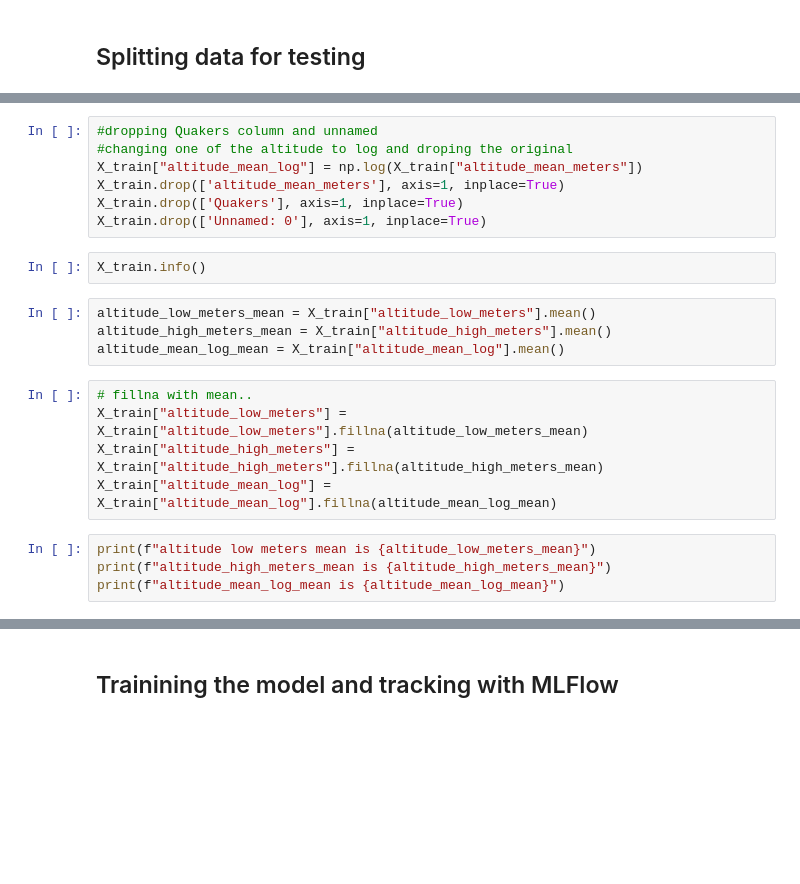
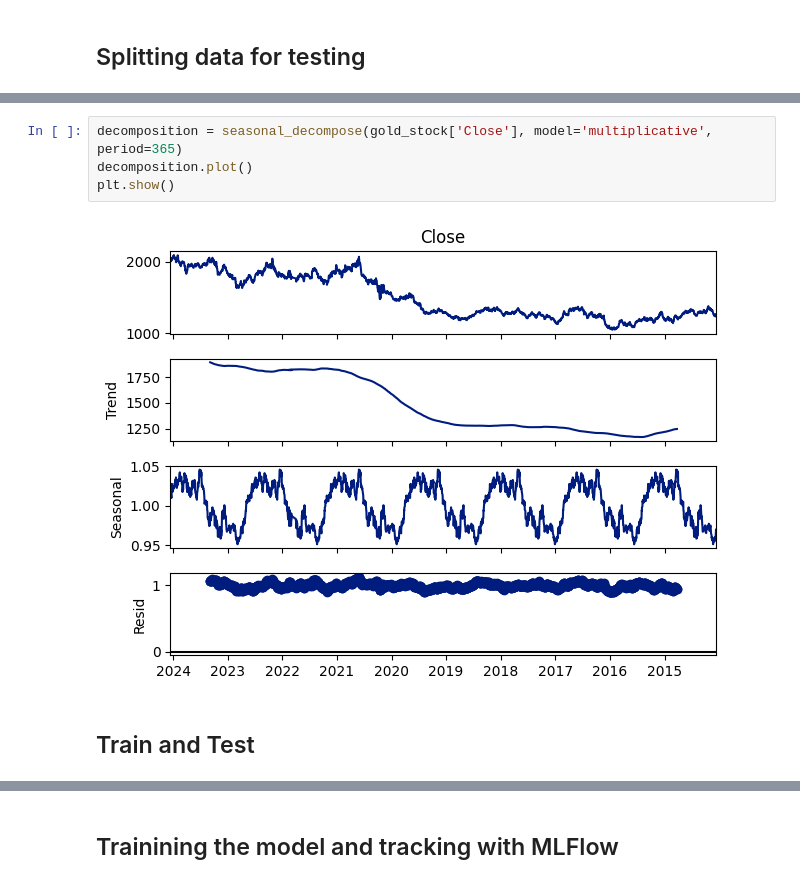
Before and after one commit to KhushbooVarma/Capstone-Project, a Jupyter notebook: notebooks/EDA-and-modeling_ONUR.ipynb, the cells around one changed output, grey strips where cells are left out. Saved outputs shown, nothing was run; the diff lists cells and outputs as text; blank space fills up the shorter version.

```diff
--- a/notebooks/EDA-and-modeling_ONUR.ipynb
+++ b/notebooks/EDA-and-modeling_ONUR.ipynb
@@ -139,22 +132,8 @@ NameError: name 'X' is not defined
-# %%
-#dropping Quakers column and unnamed
-#changing one of the altitude to log and droping the original
-X_train["altitude_mean_log"] = np.log(X_train["altitude_mean_meters"])
-X_train.drop(['altitude_mean_meters'], axis=1, inplace=True)
-X_train.drop(['Quakers'], axis=1, inplace=True)
-X_train.drop(['Unnamed: 0'], axis=1, inplace=True)
-# %%
-X_train.info()
-# %%
-altitude_low_meters_mean = X_train["altitude_low_meters"].mean()
-altitude_high_meters_mean = X_train["altitude_high_meters"].mean()
-altitude_mean_log_mean = X_train["altitude_mean_log"].mean()
-# %%
-# fillna with mean..
-X_train["altitude_low_meters"] = X_train["altitude_low_meters"].fillna(altitude_low_meters_mean)
-X_train["altitude_high_meters"] = X_train["altitude_high_meters"].fillna(altitude_high_meters_mean)
-X_train["altitude_mean_log"] = X_train["altitude_mean_log"].fillna(altitude_mean_log_mean)
-# %%
-print(f"altitude low meters mean is {altitude_low_meters_mean}")
-print(f"altitude_high_meters_mean is {altitude_high_meters_mean}")
-print(f"altitude_mean_log_mean is {altitude_mean_log_mean}")
+# %%
+decomposition = seasonal_decompose(gold_stock['Close'], model='multiplicative', period=365)
+decomposition.plot()
+plt.show()
+# %% [output]
+[figure, added]
+# %% [markdown]
+## Train and Test
```
Also changed, not shown: parts of 9 cells of this notebook.
